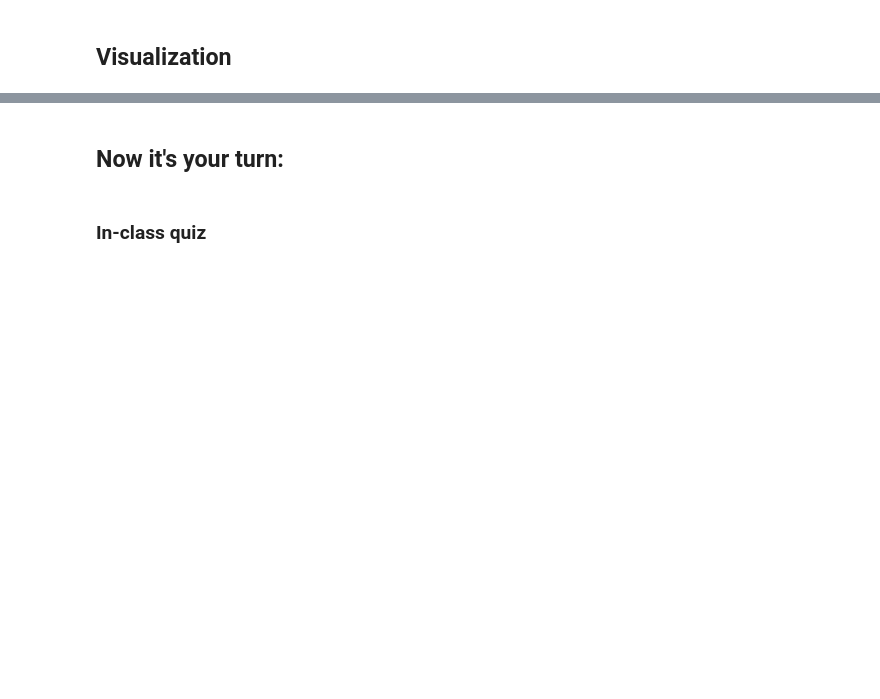
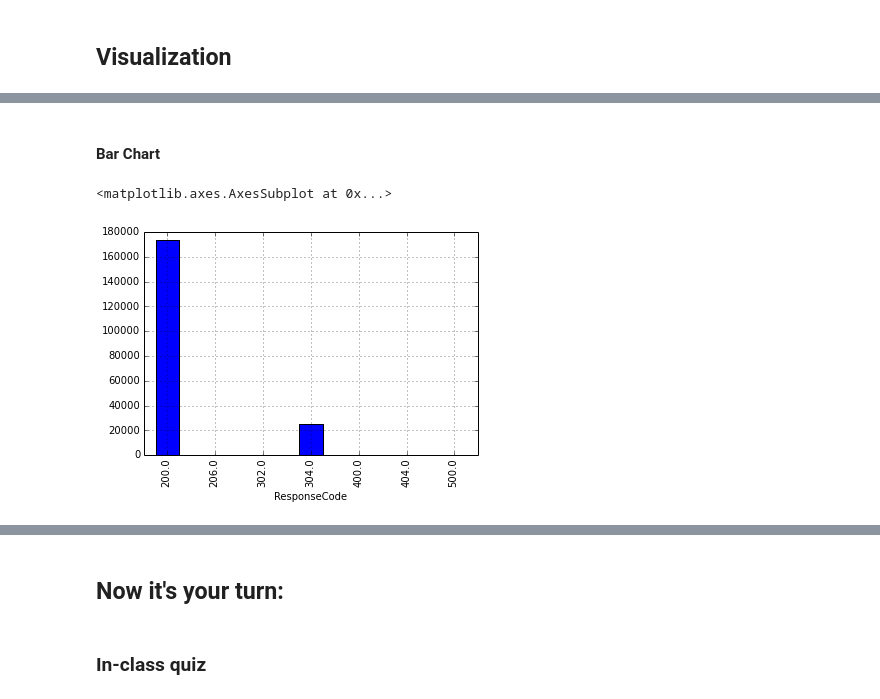
Before and after one commit to abhinavrathi/ids-fa16, a Jupyter notebook: lab2/lab2.ipynb, the cells around one changed output, grey strips where cells are left out. Saved outputs shown, nothing was run; the diff lists cells and outputs as text; code cells hidden in the pictures; blank space fills up the shorter version.

```diff
--- a/lab2/lab2.ipynb
+++ b/lab2/lab2.ipynb
@@ -178,0 +226,8 @@ array([[<matplotlib.axes.AxesSubplot object at 0x...>]], dtype=object)
+# %% [markdown]
+#### Bar Chart
+# %%
+# Or show as bar chart
+grouped.size().plot(kind='bar')
+# %% [output]
+<matplotlib.axes.AxesSubplot at 0x...>
+[figure, added]
```
Also changed, not shown: parts of 40 cells of this notebook.
